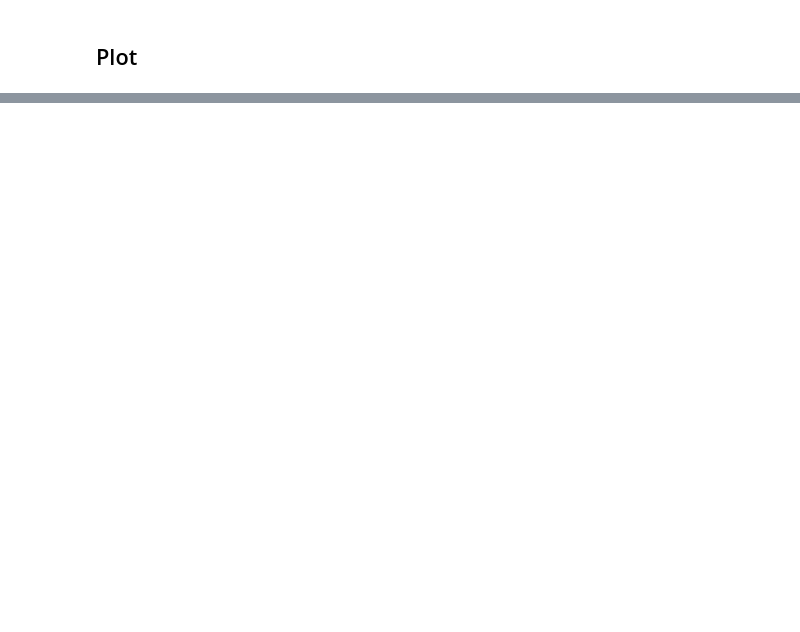
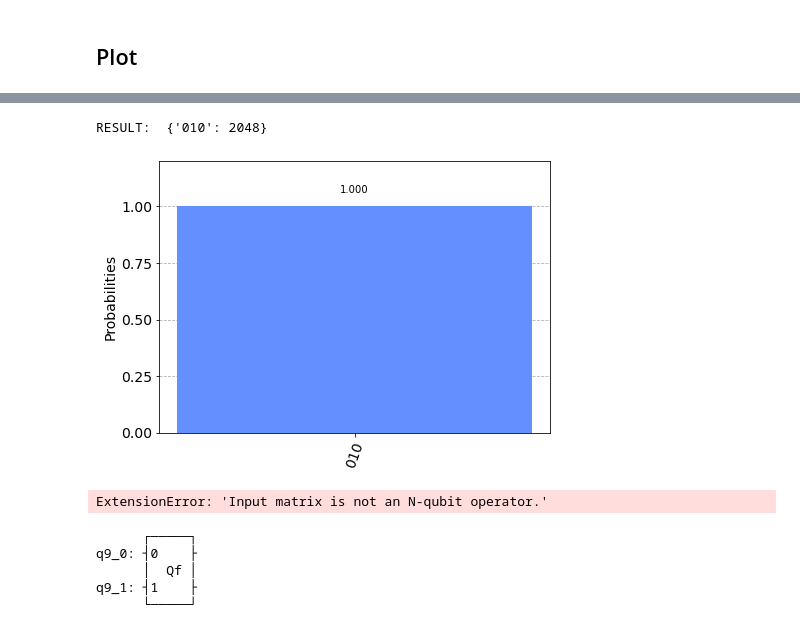
Before and after one commit to Jonathanchan1996/QM_Sandbox, a Jupyter notebook: finalProject.ipynb, the cells around one changed output, grey strips where cells are left out. Saved outputs shown, nothing was run; the diff lists cells and outputs as text; code cells hidden in the pictures; blank space fills up the shorter version.

```diff
--- a/finalProject.ipynb
+++ b/finalProject.ipynb
@@ -292,0 +403,38 @@ AttributeError: 'Rectangle' object has no property 'bins'
+# %%
+# Step 4: Run on backend simulator and print results
+simulator = Aer.get_backend('qasm_simulator')
+result = execute(qc, backend = simulator, shots = 2048).result()
+counts = result.get_counts()
+
+print('RESULT: ',counts,'\n')
+
+from qiskit.tools.visualization import plot_histogram
+plot_histogram(counts)
+# %% [output]
+RESULT:  {'010': 2048}
+[figure, added]
+# %%
+oracle=Operator(np.identity(3))
+qc.unitary(oracle, [0, 1, 2], label='oracle')
+# %% [output]
+ExtensionError: 'Input matrix is not an N-qubit operator.'
+# %%
+from qiskit import QuantumCircuit, QuantumRegister
+from qiskit.quantum_info.operators import Operator
+controls = QuantumRegister(2)
+circuit = QuantumCircuit(controls)
+
+cx = Operator([
+    [1, 0, 0, 0],
+    [0, -1, 0, 0],
+    [0, 0, 1, 0],
+    [0, 0, 0, 1]
+])
+circuit.unitary(cx, [0, 1], label='Qf')
+circuit.draw()
+# %% [output]
+      ┌─────┐
+q9_0: ┤0    ├
+      │  Qf │
+q9_1: ┤1    ├
+      └─────┘
```
Also changed, not shown: parts of 13 cells of this notebook, 2 other files.
